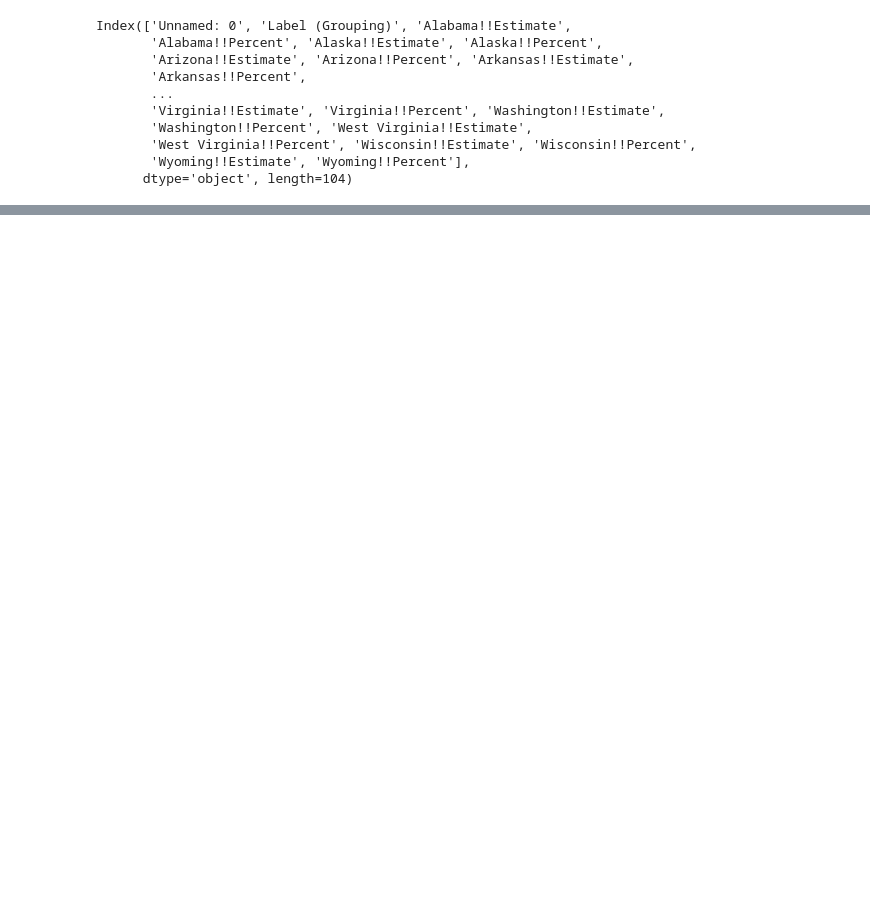
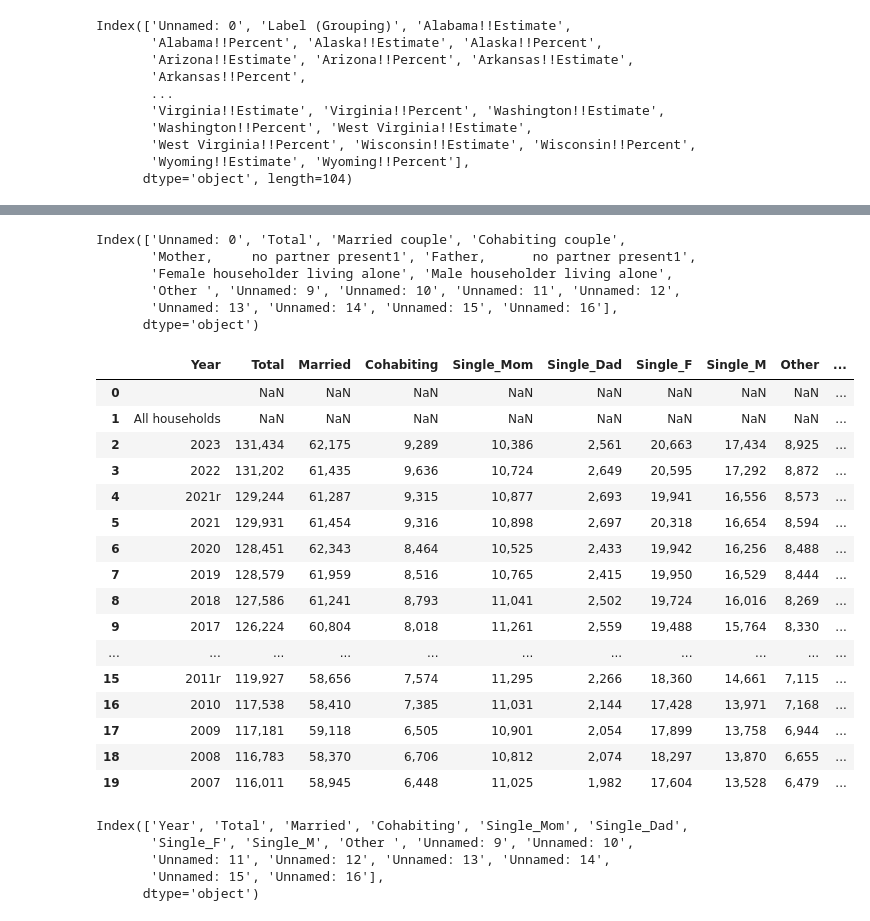
Before and after one commit to tflakes1975/Capstone, a Jupyter notebook: Capstone 1.ipynb, the cells around one changed output, grey strips where cells are left out. Saved outputs shown, nothing was run; the diff lists cells and outputs as text; code cells hidden in the pictures; blank space fills up the shorter version.

```diff
--- a/Capstone 1.ipynb
+++ b/Capstone 1.ipynb
@@ -276,0 +400,3 @@ pd.read_csv('data/house holds by race.csv', skiprows = 7, nrows= 58)
+# %%
+house_year =pd.read_csv('data/married or unmarried.csv', skiprows = 8, nrows= 20)
+house_year
@@ -276,0 +421,31 @@ pd.read_csv('data/house holds by race.csv', skiprows = 7, nrows= 58)
+# %%
+house_year.columns
+# %% [output]
+Index(['Unnamed: 0', 'Total', 'Married couple', 'Cohabiting couple',
+       'Mother,     no partner present1', 'Father,      no partner present1',
+       'Female householder living alone', 'Male householder living alone',
+       'Other ', 'Unnamed: 9', 'Unnamed: 10', 'Unnamed: 11', 'Unnamed: 12',
+       'Unnamed: 13', 'Unnamed: 14', 'Unnamed: 15', 'Unnamed: 16'],
+      dtype='object')
+# %%
+house_year = house_year.rename(columns ={'Unnamed: 0': 'Year', 'Married couple':'Married','Cohabiting couple':'Cohabiting','Mother,     no partner present1':'Single_Mom','Father,      no partner present1':'Single_Dad','Female householder living alone':'Single_F','Male householder living alone':'Single_M' })
+# %%
+house_year
+# %% [output]
+|  | Year | Total | Married | Cohabiting | Single_Mom | Single_Dad | Single_F | Single_M | Other | ... |
+| 0 |  | NaN | NaN | NaN | NaN | NaN | NaN | NaN | NaN | ... |
+| 1 | All households | NaN | NaN | NaN | NaN | NaN | NaN | NaN | NaN | ... |
+| 2 | 2023 | 131,434 | 62,175 | 9,289 | 10,386 | 2,561 | 20,663 | 17,434 | 8,925 | ... |
+| 3 | 2022 | 131,202 | 61,435 | 9,636 | 10,724 | 2,649 | 20,595 | 17,292 | 8,872 | ... |
+| 4 | 2021r | 129,244 | 61,287 | 9,315 | 10,877 | 2,693 | 19,941 | 16,556 | 8,573 | ... |
+| 5 | 2021 | 129,931 | 61,454 | 9,316 | 10,898 | 2,697 | 20,318 | 16,654 | 8,594 | ... |
+| 6 | 2020 | 128,451 | 62,343 | 8,464 | 10,525 | 2,433 | 19,942 | 16,256 | 8,488 | ... |
+| 7 | 2019 | 128,579 | 61,959 | 8,516 | 10,765 | 2,415 | 19,950 | 16,529 | 8,444 | ... |
+| 8 | 2018 | 127,586 | 61,241 | 8,793 | 11,041 | 2,502 | 19,724 | 16,016 | 8,269 | ... |
+| 9 | 2017 | 126,224 | 60,804 | 8,018 | 11,261 | 2,559 | 19,488 | 15,764 | 8,330 | ... |
+| ... | ... | ... | ... | ... | ... | ... | ... | ... | ... | ... |
+| 15 | 2011r | 119,927 | 58,656 | 7,574 | 11,295 | 2,266 | 18,360 | 14,661 | 7,115 | ... |
+| 16 | 2010 | 117,538 | 58,410 | 7,385 | 11,031 | 2,144 | 17,428 | 13,971 | 7,168 | ... |
+| 17 | 2009 | 117,181 | 59,118 | 6,505 | 10,901 | 2,054 | 17,899 | 13,758 | 6,944 | ... |
+| 18 | 2008 | 116,783 | 58,370 | 6,706 | 10,812 | 2,074 | 18,297 | 13,870 | 6,655 | ... |
+| 19 | 2007 | 116,011 | 58,945 | 6,448 | 11,025 | 1,982 | 17,604 | 13,528 | 6,479 | ... |
@@ -276,0 +456,8 @@ pd.read_csv('data/house holds by race.csv', skiprows = 7, nrows= 58)
+# %%
+house_year.columns
+# %% [output]
+Index(['Year', 'Total', 'Married', 'Cohabiting', 'Single_Mom', 'Single_Dad',
+       'Single_F', 'Single_M', 'Other ', 'Unnamed: 9', 'Unnamed: 10',
+       'Unnamed: 11', 'Unnamed: 12', 'Unnamed: 13', 'Unnamed: 14',
+       'Unnamed: 15', 'Unnamed: 16'],
+      dtype='object')
```
Also changed, not shown: parts of 45 cells of this notebook.
